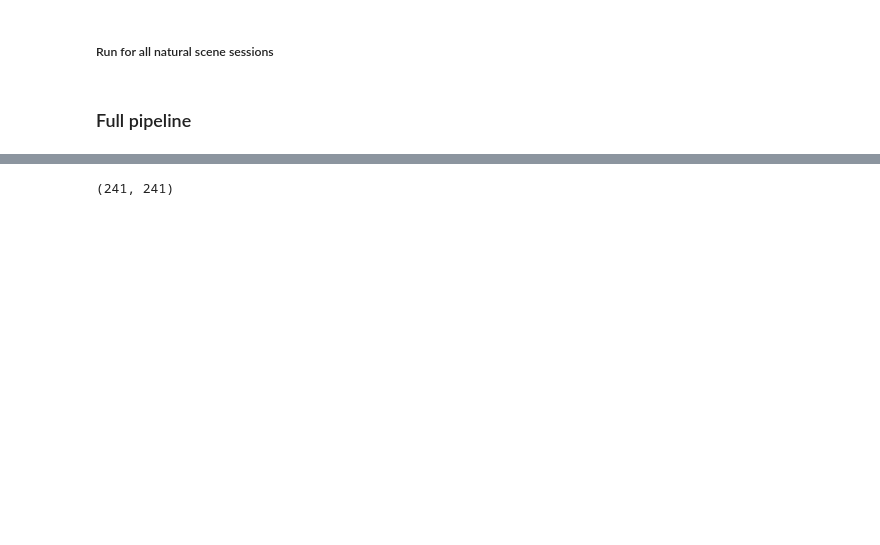
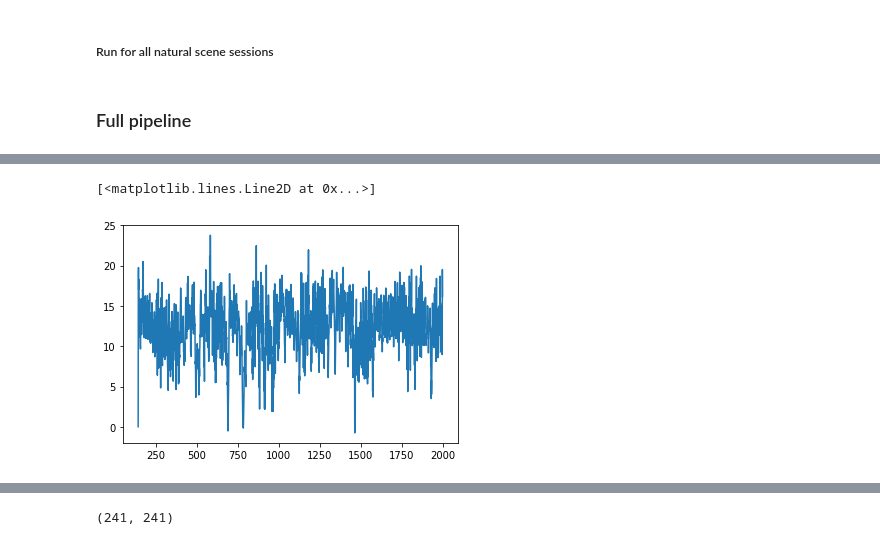
Before and after one commit to AllenInstitute/swdb_2017_tools, a Jupyter notebook: projects/mouseRSA/Get all RSA-Running.ipynb, the cells around one changed output, grey strips where cells are left out. Cells and saved outputs as stored; diff of their text form; code cells hidden in the pictures; blank space fills up the shorter version.

Commit message:
added Get RSA with running

```diff
--- a/projects/mouseRSA/Get all RSA-Running.ipynb
+++ b/projects/mouseRSA/Get all RSA-Running.ipynb
@@ -230,28 +255,33 @@ def get_mean_responses(response, method = 'mean'):
     if method =='random':
         grating_response = gratings.groupby(('orientation', 'phase','spatial_frequency')).apply(
                                     lambda x : x.iloc[np.random.randint(0,len(x))])
-        movie_response = movies.groupby('repeat').apply(
+        movies['binned_frame'] = movies.groupby('repeat').cumcount()
+
+        movie_response = movies.groupby('binned_frame').apply(
                                     lambda x : x.iloc[np.random.randint(0,len(x))])
         scene_response = scenes.groupby('frame').apply(
                                     lambda x : x.iloc[np.random.randint(0,len(x))])
     elif method =='mean':
         grating_response = gratings.groupby(('orientation', 'phase','spatial_frequency')).apply(
                                     lambda x : x.mean())
-        movie_response = movies.groupby('repeat').apply(
-                                    lambda x : x.mean())
+        movies['binned_frame'] = movies.groupby('repeat').cumcount()
+        movie_response=movies.groupby('binned_frame').mean()
+
         scene_response = scenes.groupby('frame').apply(
                                     lambda x : x.mean())
+    movie_response.index= ['nm'+str(x) for x in range(len(movie_response.index))]
+    grating_response.index=[str(x) for x in grating_response.index]
 
     mean_response = pd.concat([grating_response, movie_response, scene_response])
     return mean_response
 # %%
 def get_precision(all_responses):
         #using sklearn for its nice approximate inverse methods
-    if response.shape[0] < response.shape[1]:
+    if all_responses.shape[0] < all_responses.shape[1]:
         raise('Must have more stimuli responses than neurons')
 
     emp_cov = EmpiricalCovariance()
-    emp_cov.fit(response)
+    emp_cov.fit(all_responses)
     precision = emp_cov.get_precision()
 
     return precision
@@ -349,2 +408,24 @@ all_exps_df
+# %%
+exp_id=511507144
+stim='static_gratings'
+session = boc.get_ophys_experiments(experiment_container_ids=[exp_id], stimuli=[stim])
+
+session_id =[session[i]['id'] for i in range(len(session))
+                 if session[i]['session_type']=='three_session_B'][0]
+if session_id==[]:
+    # This stimulus does not exist.
+    print('No '+stim+' for this experiment: ' + str(exp_id))
+
+
+data_set = boc.get_ophys_experiment_data(ophys_experiment_id=session_id)
+analysis_path = os.path.join(drive_path, 'ophys_experiment_analysis')
+analysis_file = os.path.join(analysis_path, str(session_id) + '_three_session_B_analysis.h5')
+# %%
+running_speed,_=data_set.get_running_speed()
+# %%
+plt.plot(running_speed[:2000])
+# %% [output]
+[<matplotlib.lines.Line2D at 0x...>]
+[figure, added]
 # %%
 all_exps_df.to_hdf('exps_w_RSA.h5','all_exps_df',mode='w')
```
Also changed, not shown: parts of 8 cells of this notebook.
